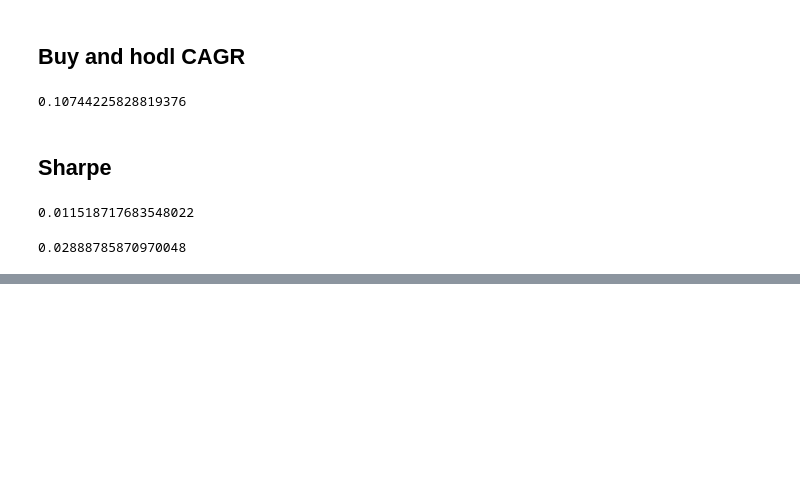
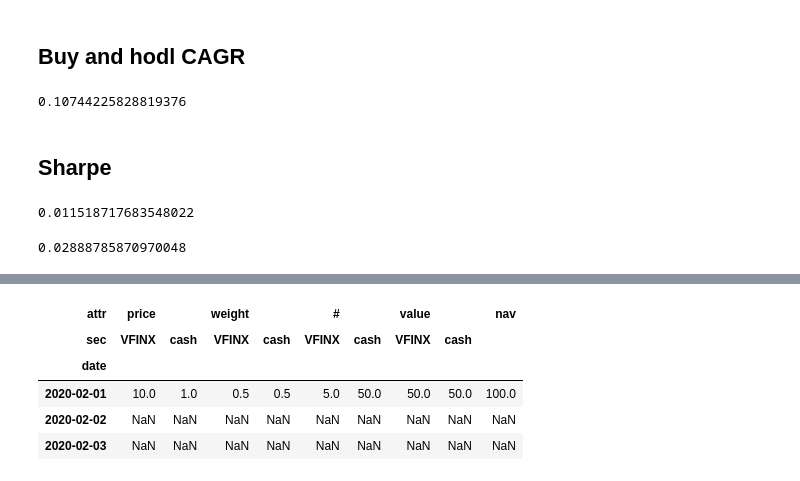
Before and after one commit to Northern125/ffin-task-2022-01, a Jupyter notebook: task_1.ipynb, the cells around one changed output, grey strips where cells are left out. Drawn from its saved outputs; the diff is of its cells as text; code cells hidden in the pictures; blank space fills up the shorter version.

```diff
--- a/task_1.ipynb
+++ b/task_1.ipynb
@@ -277,0 +217,35 @@ portf_res['excess return daily'].mean() / portf_res['excess return daily'].std()
+# %%
+dates = portfolio.index
+
+quotes = portfolio.xs('price', axis='columns', level=0).copy()
+
+allocation = portfolio.xs('weight', axis='columns', level=0).copy()
+
+positions = portfolio.xs('#', axis='columns', level=0).copy()
+
+positions_values = portfolio.xs('value', axis='columns', level=0).copy()
+
+
+_combined = {'price': quotes, 'weight': allocation, '#': positions, 'value': positions_values}
+# %%
+nav = pd.Series(index=dates, dtype=float, name='NAV')
+
+capital = 1e2
+nav.iloc[0] = capital
+# %%
+_p = pd.concat(_combined, axis='columns', join='outer')
+
+_p.columns.names = ['attr', 'sec']
+
+_p['nav'] = nav
+
+_p.iloc[1:] = np.nan
+# %%
+_p
+# %% [output]
+| attr | price |  | weight |  | # |  | value |  | nav |
+| sec | VFINX | cash | VFINX | cash | VFINX | cash | VFINX | cash |  |
+| date |  |  |  |  |  |  |  |  |  |
+| 2020-02-01 | 10.0 | 1.0 | 0.5 | 0.5 | 5.0 | 50.0 | 50.0 | 50.0 | 100.0 |
+| 2020-02-02 | NaN | NaN | NaN | NaN | NaN | NaN | NaN | NaN | NaN |
+| 2020-02-03 | NaN | NaN | NaN | NaN | NaN | NaN | NaN | NaN | NaN |
```
Also changed, not shown: parts of 30 cells of this notebook.
